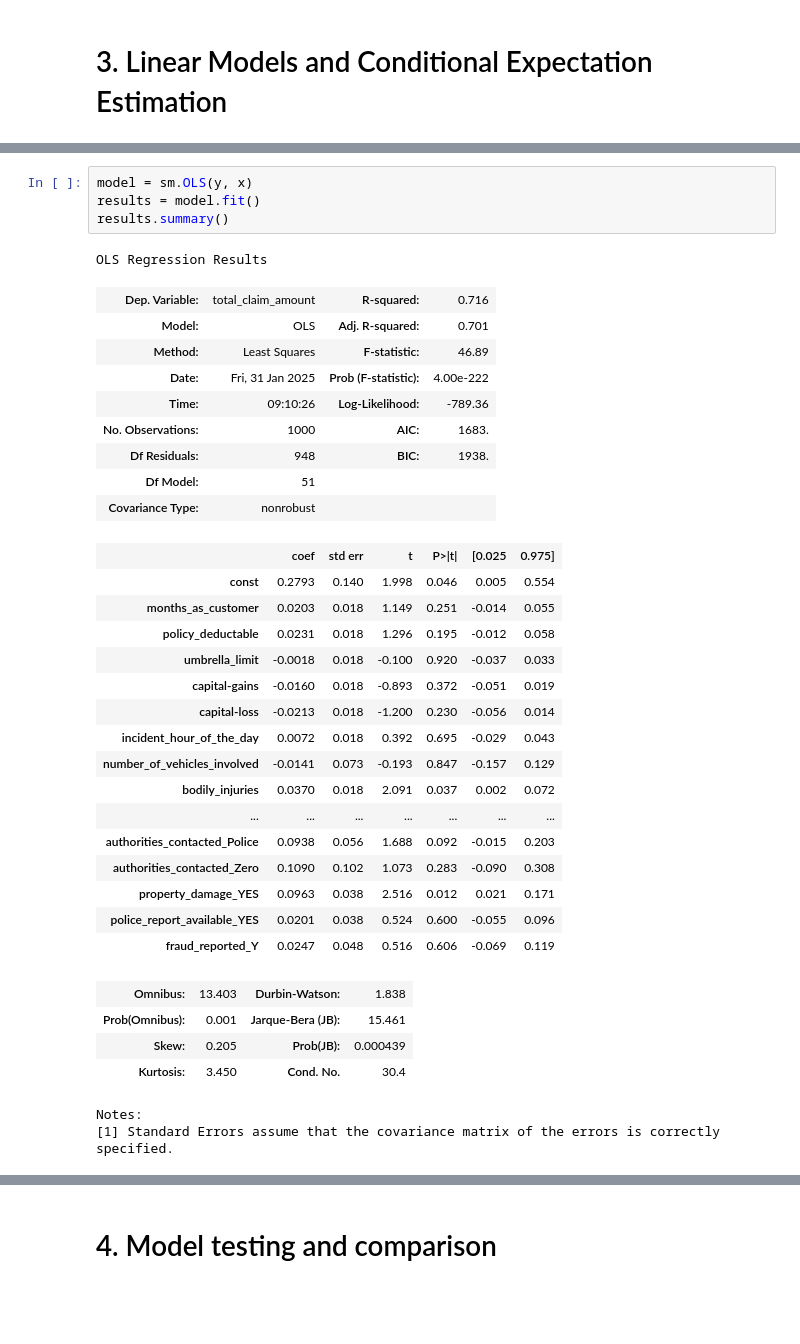
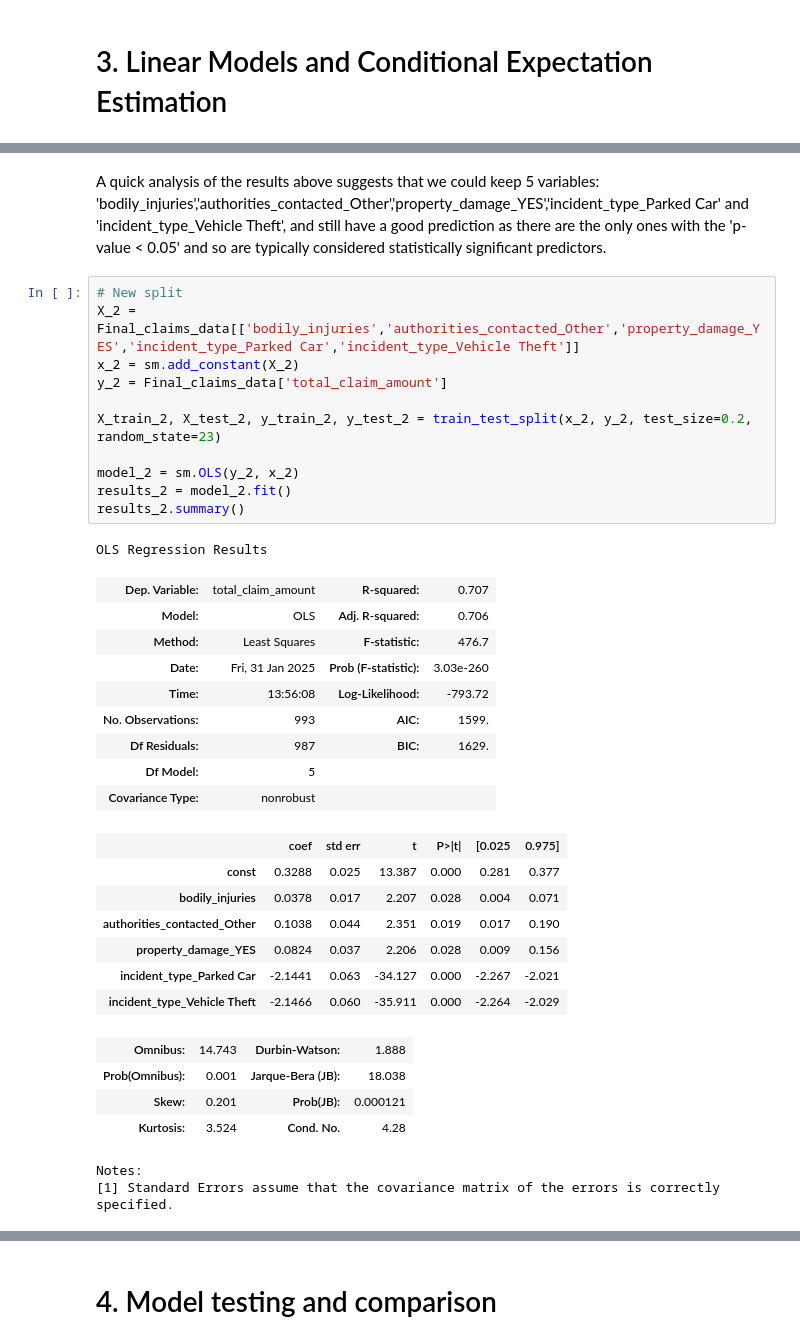
Before and after one commit to Regis0323/Module_1, a Jupyter notebook: Rurangwa_Assignment_Module_1.ipynb, the cells around one changed output, grey strips where cells are left out. Drawn from its saved outputs; the diff is of its cells as text; blank space fills up the shorter version.

```diff
--- a/Rurangwa_Assignment_Module_1.ipynb
+++ b/Rurangwa_Assignment_Module_1.ipynb
@@ -431,38 +461,38 @@ plt.show()
-# %%
-model = sm.OLS(y, x)
-results = model.fit()
-results.summary()
-# %% [output]
-OLS Regression Results
-| Dep. Variable: | total_claim_amount | R-squared: | 0.716 |
-| Model: | OLS | Adj. R-squared: | 0.701 |
-| Method: | Least Squares | F-statistic: | 46.89 |
-| Date: | Fri, 31 Jan 2025 | Prob (F-statistic): | 4.00e-222 |
-| Time: | 09:10:26 | Log-Likelihood: | -789.36 |
-| No. Observations: | 1000 | AIC: | 1683. |
-| Df Residuals: | 948 | BIC: | 1938. |
-| Df Model: | 51 |  |  |
-| Covariance Type: | nonrobust |  |  |
-|  | coef | std err | t | P>|t| | [0.025 | 0.975] |
-| const | 0.2793 | 0.140 | 1.998 | 0.046 | 0.005 | 0.554 |
-| months_as_customer | 0.0203 | 0.018 | 1.149 | 0.251 | -0.014 | 0.055 |
-| policy_deductable | 0.0231 | 0.018 | 1.296 | 0.195 | -0.012 | 0.058 |
-| umbrella_limit | -0.0018 | 0.018 | -0.100 | 0.920 | -0.037 | 0.033 |
-| capital-gains | -0.0160 | 0.018 | -0.893 | 0.372 | -0.051 | 0.019 |
-| capital-loss | -0.0213 | 0.018 | -1.200 | 0.230 | -0.056 | 0.014 |
-| incident_hour_of_the_day | 0.0072 | 0.018 | 0.392 | 0.695 | -0.029 | 0.043 |
-| number_of_vehicles_involved | -0.0141 | 0.073 | -0.193 | 0.847 | -0.157 | 0.129 |
-| bodily_injuries | 0.0370 | 0.018 | 2.091 | 0.037 | 0.002 | 0.072 |
-| ... | ... | ... | ... | ... | ... | ... |
-| authorities_contacted_Police | 0.0938 | 0.056 | 1.688 | 0.092 | -0.015 | 0.203 |
-| authorities_contacted_Zero | 0.1090 | 0.102 | 1.073 | 0.283 | -0.090 | 0.308 |
-| property_damage_YES | 0.0963 | 0.038 | 2.516 | 0.012 | 0.021 | 0.171 |
-| police_report_available_YES | 0.0201 | 0.038 | 0.524 | 0.600 | -0.055 | 0.096 |
-| fraud_reported_Y | 0.0247 | 0.048 | 0.516 | 0.606 | -0.069 | 0.119 |
-| Omnibus: | 13.403 | Durbin-Watson: | 1.838 |
-| Prob(Omnibus): | 0.001 | Jarque-Bera (JB): | 15.461 |
-| Skew: | 0.205 | Prob(JB): | 0.000439 |
-| Kurtosis: | 3.450 | Cond. No. | 30.4 |
-Notes:
-[1] Standard Errors assume that the covariance matrix of the errors is correctly specified.
+# %% [markdown]
+A quick analysis of the results above suggests that we could keep 5 variables: 'bodily_injuries','authorities_contacted_Other','property_damage_YES','incident_type_Parked Car' and 'incident_type_Vehicle Theft', and still have a good prediction as there are the only ones with the 'p-value < 0.05' and so are typically considered statistically significant predictors.
+# %%
+# New split
+X_2 = Final_claims_data[['bodily_injuries','authorities_contacted_Other','property_damage_YES','incident_type_Parked Car','incident_type_Vehicle Theft']]
+x_2 = sm.add_constant(X_2)
+y_2 = Final_claims_data['total_claim_amount']
+
+X_train_2, X_test_2, y_train_2, y_test_2 = train_test_split(x_2, y_2, test_size=0.2, random_state=23)
+
+model_2 = sm.OLS(y_2, x_2)
+results_2 = model_2.fit()
+results_2.summary()
+# %% [output]
+OLS Regression Results
+| Dep. Variable: | total_claim_amount | R-squared: | 0.707 |
+| Model: | OLS | Adj. R-squared: | 0.706 |
+| Method: | Least Squares | F-statistic: | 476.7 |
+| Date: | Fri, 31 Jan 2025 | Prob (F-statistic): | 3.03e-260 |
+| Time: | 13:56:08 | Log-Likelihood: | -793.72 |
+| No. Observations: | 993 | AIC: | 1599. |
+| Df Residuals: | 987 | BIC: | 1629. |
+| Df Model: | 5 |  |  |
+| Covariance Type: | nonrobust |  |  |
+|  | coef | std err | t | P>|t| | [0.025 | 0.975] |
+| const | 0.3288 | 0.025 | 13.387 | 0.000 | 0.281 | 0.377 |
+| bodily_injuries | 0.0378 | 0.017 | 2.207 | 0.028 | 0.004 | 0.071 |
+| authorities_contacted_Other | 0.1038 | 0.044 | 2.351 | 0.019 | 0.017 | 0.190 |
+| property_damage_YES | 0.0824 | 0.037 | 2.206 | 0.028 | 0.009 | 0.156 |
+| incident_type_Parked Car | -2.1441 | 0.063 | -34.127 | 0.000 | -2.267 | -2.021 |
+| incident_type_Vehicle Theft | -2.1466 | 0.060 | -35.911 | 0.000 | -2.264 | -2.029 |
+| Omnibus: | 14.743 | Durbin-Watson: | 1.888 |
+| Prob(Omnibus): | 0.001 | Jarque-Bera (JB): | 18.038 |
+| Skew: | 0.201 | Prob(JB): | 0.000121 |
+| Kurtosis: | 3.524 | Cond. No. | 4.28 |
+Notes:
+[1] Standard Errors assume that the covariance matrix of the errors is correctly specified.
 # %%
```
Also changed, not shown: parts of 17 cells of this notebook.
